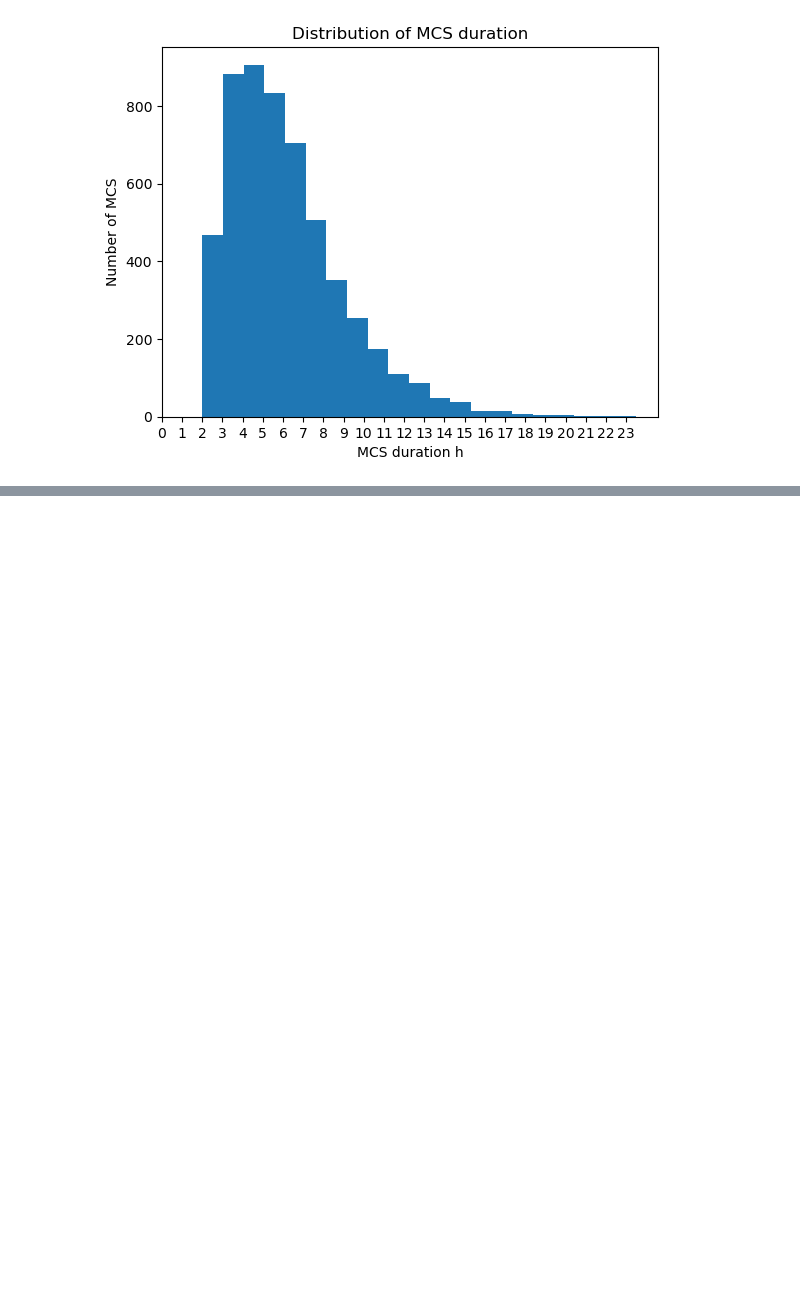
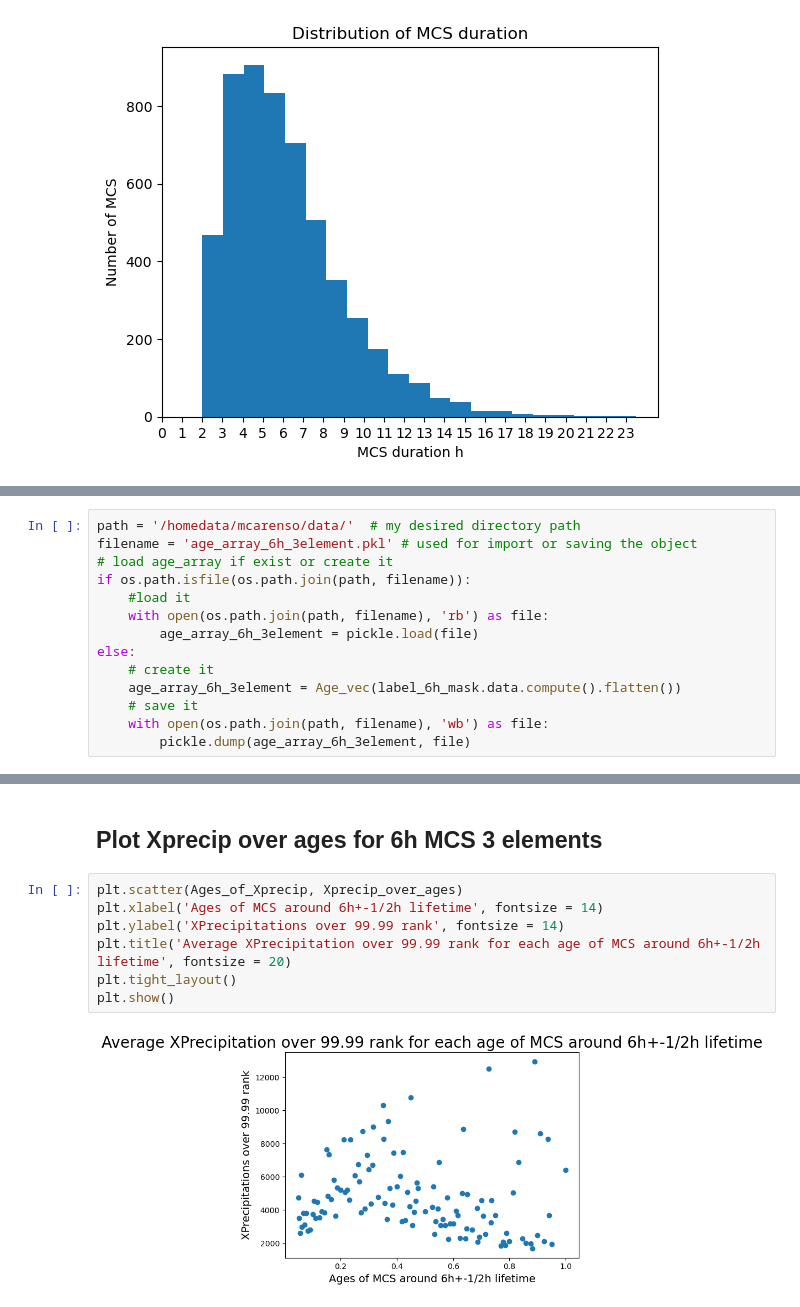
Before and after one commit to bfildier/stage-2023-multiscale-extremes, a Jupyter notebook: scripts/MCS_Age_over_XNatPrecip.ipynb, the cells around one changed output, grey strips where cells are left out. Drawn from its saved outputs; the diff is of its cells as text; blank space fills up the shorter version.

```diff
--- a/scripts/MCS_Age_over_XNatPrecip.ipynb
+++ b/scripts/MCS_Age_over_XNatPrecip.ipynb
@@ -172,0 +170,14 @@ No artists with labels found to put in legend.  Note that artists whose label st
+# %%
+path = '/homedata/mcarenso/data/'  # my desired directory path
+filename = 'age_array_6h_3element.pkl' # used for import or saving the object
+# load age_array if exist or create it
+if os.path.isfile(os.path.join(path, filename)):
+    #load it
+    with open(os.path.join(path, filename), 'rb') as file:
+        age_array_6h_3element = pickle.load(file)
+else:
+    # create it
+    age_array_6h_3element = Age_vec(label_6h_mask.data.compute().flatten())
+    # save it
+    with open(os.path.join(path, filename), 'wb') as file:
+        pickle.dump(age_array_6h_3element, file)
@@ -172,0 +470,11 @@ No artists with labels found to put in legend.  Note that artists whose label st
+# %% [markdown]
+## Plot Xprecip over ages for 6h MCS 3 elements
+# %%
+plt.scatter(Ages_of_Xprecip, Xprecip_over_ages)
+plt.xlabel('Ages of MCS around 6h+-1/2h lifetime', fontsize = 14)
+plt.ylabel('XPrecipitations over 99.99 rank', fontsize = 14)
+plt.title('Average XPrecipitation over 99.99 rank for each age of MCS around 6h+-1/2h lifetime', fontsize = 20)
+plt.tight_layout()
+plt.show()
+# %% [output]
+[figure, added]
```
Also changed, not shown: parts of 53 cells of this notebook, 20 other files.
